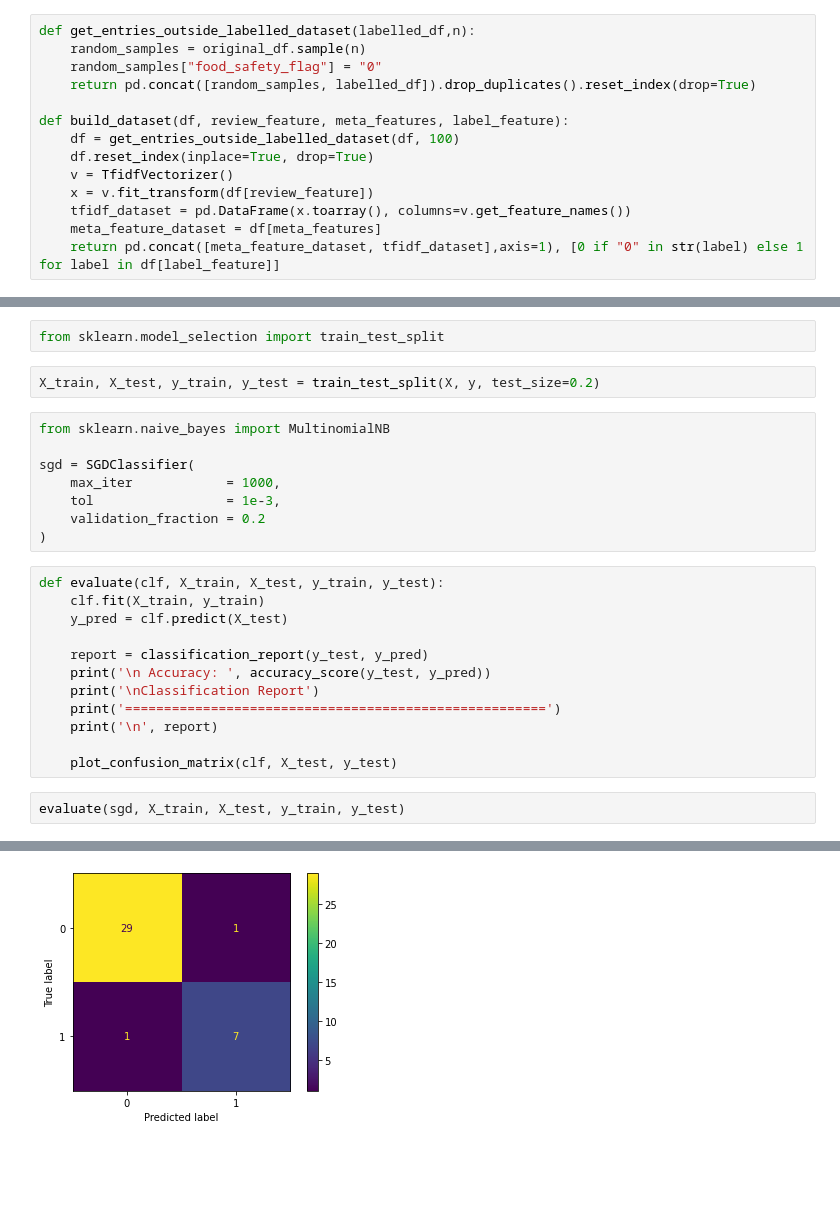
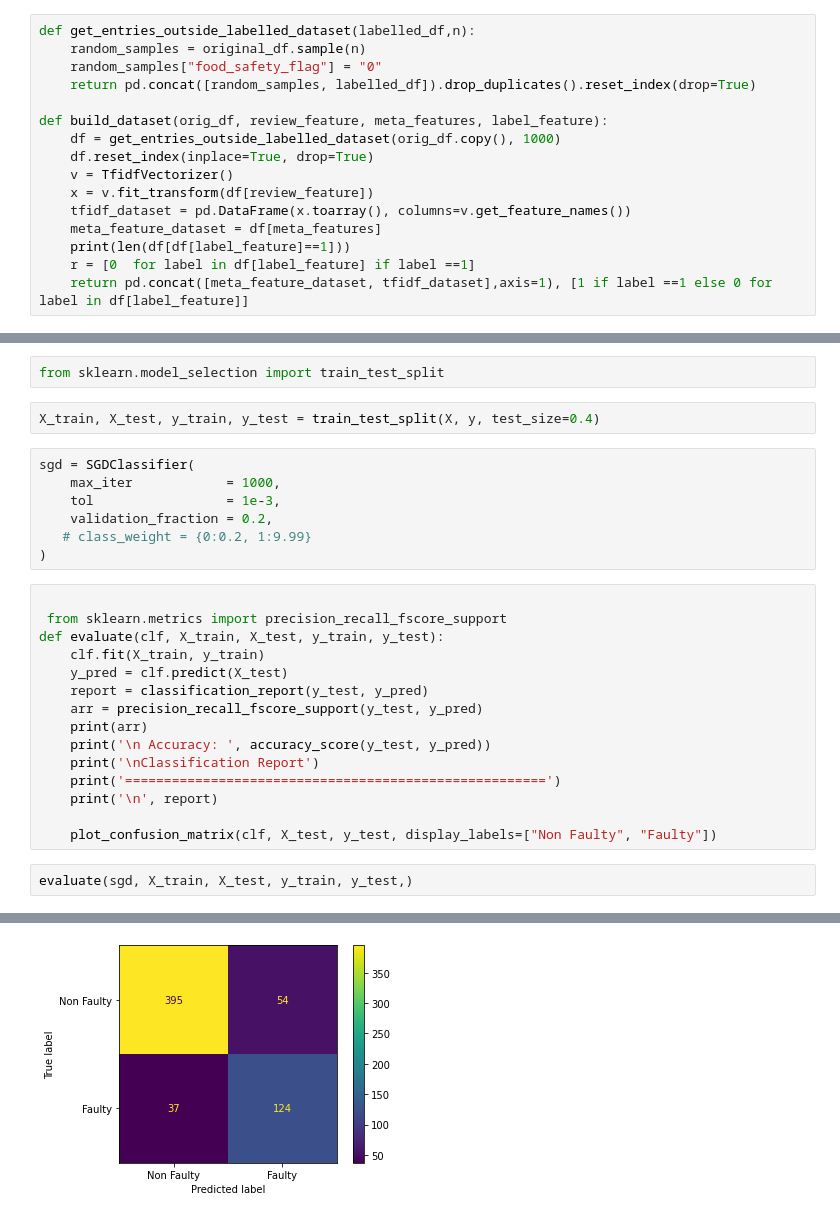
Before and after one commit to Yepadee/ads-cwk, a Jupyter notebook: Supervised.ipynb, the cells around one changed output, grey strips where cells are left out. Cells and saved outputs as stored; diff of their text form; blank space fills up the shorter version.

```diff
--- a/Supervised.ipynb
+++ b/Supervised.ipynb
@@ -44,14 +63,16 @@ def get_entries_outside_labelled_dataset(labelled_df,n):
     random_samples["food_safety_flag"] = "0"
     return pd.concat([random_samples, labelled_df]).drop_duplicates().reset_index(drop=True)
 
-def build_dataset(df, review_feature, meta_features, label_feature):
-    df = get_entries_outside_labelled_dataset(df, 100)
+def build_dataset(orig_df, review_feature, meta_features, label_feature):
+    df = get_entries_outside_labelled_dataset(orig_df.copy(), 1000)
     df.reset_index(inplace=True, drop=True)
     v = TfidfVectorizer()
     x = v.fit_transform(df[review_feature])
     tfidf_dataset = pd.DataFrame(x.toarray(), columns=v.get_feature_names())
     meta_feature_dataset = df[meta_features]
-    return pd.concat([meta_feature_dataset, tfidf_dataset],axis=1), [0 if "0" in str(label) else 1 for label in df[label_feature]]
+    print(len(df[df[label_feature]==1]))
+    r = [0  for label in df[label_feature] if label ==1]
+    return pd.concat([meta_feature_dataset, tfidf_dataset],axis=1), [1 if label ==1 else 0 for label in df[label_feature]]
 # %%
 
 X, y = build_dataset(labelled_df.copy(), "review_body", ["star_rating"], "food_safety_flag" )
@@ -58,27 +95,29 @@ X, y = build_dataset(labelled_df.copy(), "review_body", ["star_rating"], "food_s
 # %%
 from sklearn.model_selection import train_test_split
 # %%
-X_train, X_test, y_train, y_test = train_test_split(X, y, test_size=0.2)
+X_train, X_test, y_train, y_test = train_test_split(X, y, test_size=0.4)
 # %%
-from sklearn.naive_bayes import MultinomialNB
-
 sgd = SGDClassifier(
     max_iter            = 1000,
     tol                 = 1e-3,
-    validation_fraction = 0.2
+    validation_fraction = 0.2,
+   # class_weight = {0:0.2, 1:9.99}
 )
 # %%
+
+ from sklearn.metrics import precision_recall_fscore_support
 def evaluate(clf, X_train, X_test, y_train, y_test):
     clf.fit(X_train, y_train)
     y_pred = clf.predict(X_test)
-
     report = classification_report(y_test, y_pred)
+    arr = precision_recall_fscore_support(y_test, y_pred)
+    print(arr)
     print('\n Accuracy: ', accuracy_score(y_test, y_pred))
     print('\nClassification Report')
     print('======================================================')
     print('\n', report)
 
-    plot_confusion_matrix(clf, X_test, y_test)
+    plot_confusion_matrix(clf, X_test, y_test, display_labels=["Non Faulty", "Faulty"])
 # %%
-evaluate(sgd, X_train, X_test, y_train, y_test)
+evaluate(sgd, X_train, X_test, y_train, y_test,)
 # %% [output]
@@ -98 +139 @@ weighted avg       0.95      0.95      0.95        38
-[figure, old version]
+[figure, new version]
```
Also changed, not shown: parts of 20 cells of this notebook, 2 other files.
